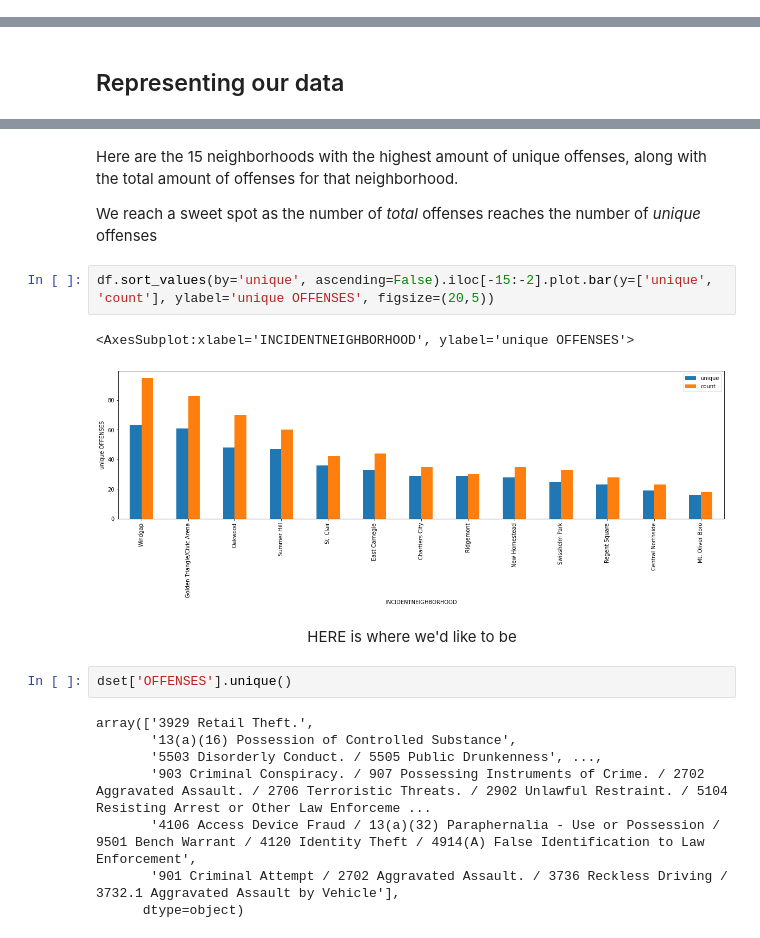
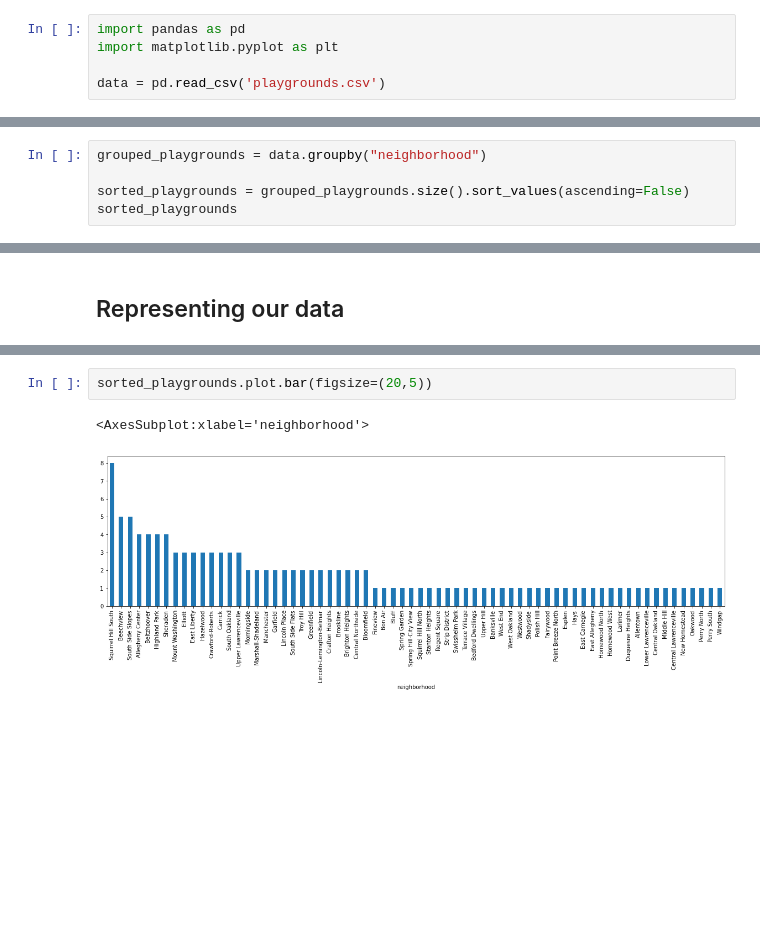
Before and after one commit to strobosco/bigideasfinal, a Jupyter notebook: playgrounds.ipynb, the cells around one changed output, grey strips where cells are left out. Drawn from its saved outputs; the diff is of its cells as text; blank space fills up the shorter version.

```diff
--- a/playgrounds.ipynb
+++ b/playgrounds.ipynb
@@ -67,0 +13,5 @@ By using unique offenses as a metric we reduce the affect that population will h
+# %%
+import pandas as pd
+import matplotlib.pyplot as plt
+
+data = pd.read_csv('playgrounds.csv')
@@ -67,0 +63,5 @@ By using unique offenses as a metric we reduce the affect that population will h
+# %%
+grouped_playgrounds = data.groupby("neighborhood")
+
+sorted_playgrounds = grouped_playgrounds.size().sort_values(ascending=False)
+sorted_playgrounds
@@ -75,23 +86,5 @@ df.sort_values(by='unique', ascending=False).iloc[:15].plot.bar(y=['unique', 'co
-# %% [markdown]
-Here are the 15 neighborhoods with the highest amount of unique offenses, along with the total amount of offenses for that neighborhood. <br />
-
-We reach a sweet spot as the number of *total* offenses reaches the number of *unique* offenses
-# %%
-df.sort_values(by='unique', ascending=False).iloc[-15:-2].plot.bar(y=['unique', 'count'], ylabel='unique OFFENSES', figsize=(20,5))
-# %% [output]
-<AxesSubplot:xlabel='INCIDENTNEIGHBORHOOD', ylabel='unique OFFENSES'>
-[figure, removed]
-# %% [markdown]
-<div style="text-align:center">
-HERE is where we'd like to be
-</div>
-# %%
-dset['OFFENSES'].unique()
-# %% [output]
-array(['3929 Retail Theft.',
-       '13(a)(16) Possession of Controlled Substance',
-       '5503 Disorderly Conduct. / 5505 Public Drunkenness', ...,
-       '903 Criminal Conspiracy. / 907 Possessing Instruments of Crime. / 2702 Aggravated Assault. / 2706 Terroristic Threats. / 2902 Unlawful Restraint. / 5104 Resisting Arrest or Other Law Enforceme ...
-       '4106 Access Device Fraud / 13(a)(32) Paraphernalia - Use or Possession / 9501 Bench Warrant / 4120 Identity Theft / 4914(A) False Identification to Law Enforcement',
-       '901 Criminal Attempt / 2702 Aggravated Assault. / 3736 Reckless Driving / 3732.1 Aggravated Assault by Vehicle'],
-      dtype=object)
+# %%
+sorted_playgrounds.plot.bar(figsize=(20,5))
+# %% [output]
+<AxesSubplot:xlabel='neighborhood'>
+[figure, added]
```
Also changed, not shown: parts of 18 cells of this notebook.
